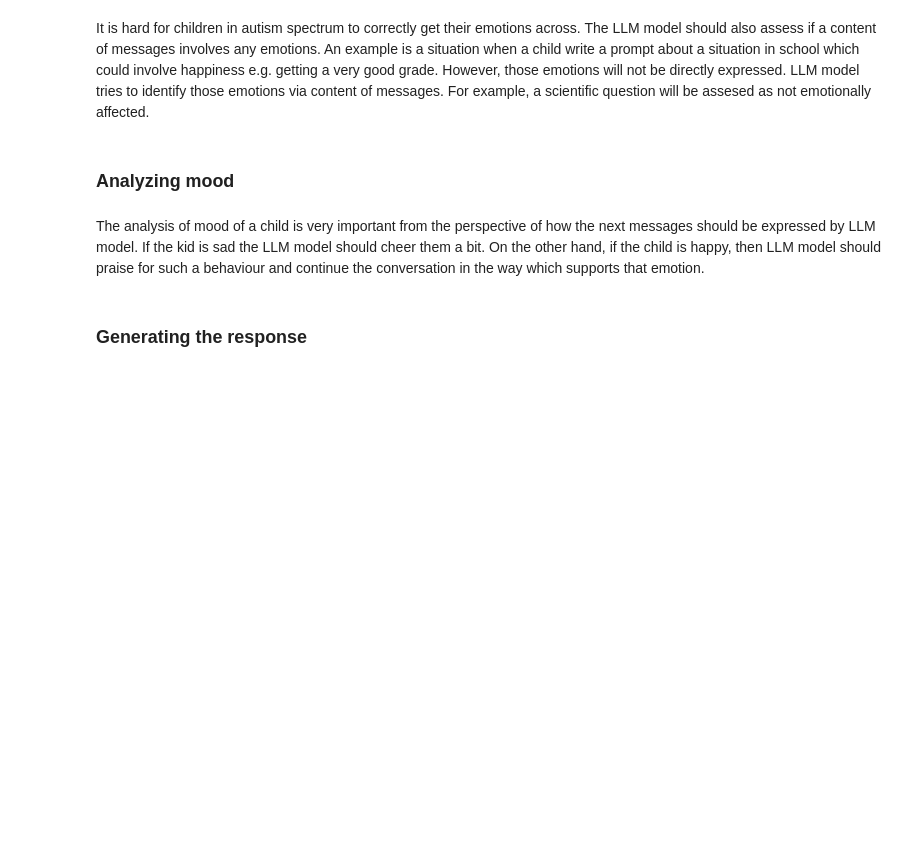
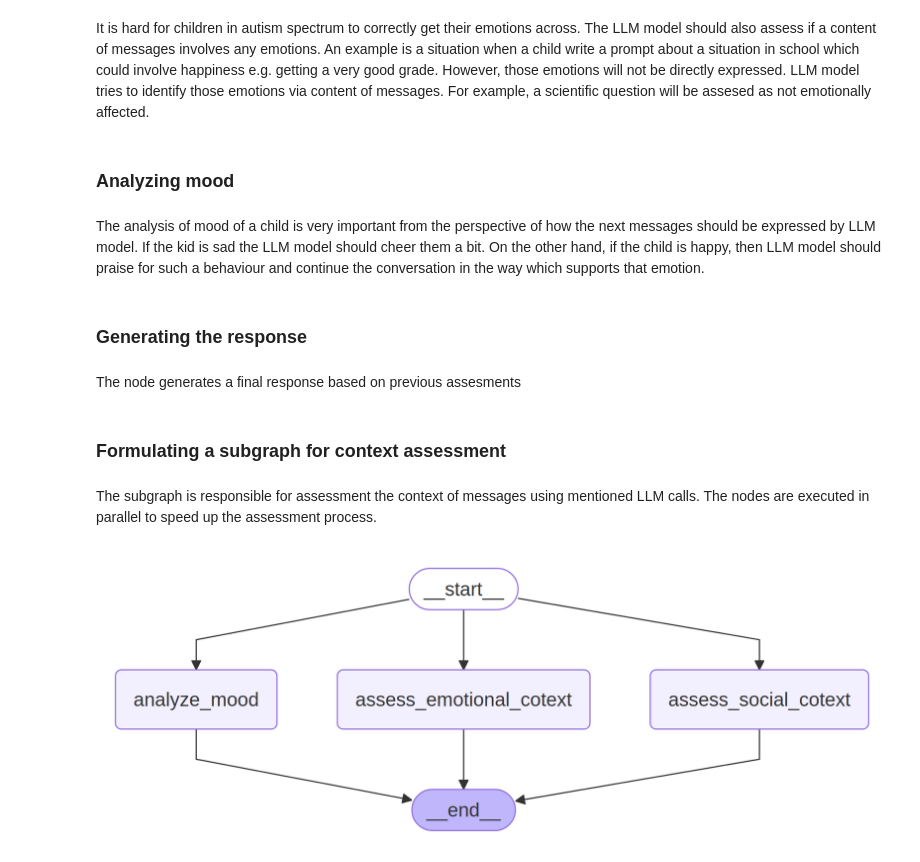
Before and after one commit to rysiekkacperski/neuroadventure_api, a Jupyter notebook: concepts/1. children_chat.ipynb, the cells around one changed output. Cells and saved outputs as stored; diff of their text form; code cells hidden in the pictures; blank space fills up the shorter version.

```diff
--- a/concepts/1. children_chat.ipynb
+++ b/concepts/1. children_chat.ipynb
@@ -181,6 +183,8 @@ def analyze_mood(state: ChildState):
     return {'mood': state.mood}
 # %% [markdown]
 ### Generating the response
+# %% [markdown]
+The node generates a final response based on previous assesments
 # %%
 from helpers.messages import format_messages_for_prompt
 from helpers.formatter import FormatDiagnosis
@@ -245,4 +249,33 @@ def generate_response(state: ChildState):
     # Return the message to be added to the state
     # LangGraph's `add_messages` handles appending this
     return {"messages": [AIMessage(content=response_content)]}
+# %% [markdown]
+### Formulating a subgraph for context assessment
+# %% [markdown]
+The subgraph is responsible for assessment the context of messages using mentioned LLM calls. The nodes are executed in parallel to speed up the assessment process.
+# %%
+import nest_asyncio
+from langchain_core.runnables.graph import MermaidDrawMethod
+
+nest_asyncio.apply() # Required for Jupyter Notebook to run async functions
+
+asssessment_workflow = StateGraph(ChildState)
+
+asssessment_workflow.add_node("assess_social_cotext", assess_social_context)
+asssessment_workflow.add_node("assess_emotional_cotext", assess_emotional_context)
+asssessment_workflow.add_node("analyze_mood", analyze_mood)
+
+asssessment_workflow.add_edge(START, "assess_social_cotext")
+asssessment_workflow.add_edge(START, "assess_emotional_cotext")
+asssessment_workflow.add_edge(START, "analyze_mood")
+asssessment_workflow.add_edge("assess_social_cotext", END)
+asssessment_workflow.add_edge("assess_emotional_cotext", END)
+asssessment_workflow.add_edge("analyze_mood", END)
+
+assesment_graph = asssessment_workflow.compile()
+display(Image(assesment_graph.get_graph().draw_mermaid_png(
+  draw_method=MermaidDrawMethod.PYPPETEER,
+)))
+# %% [output]
+[figure, added]
 # %% [markdown]
```
Also changed, not shown: parts of 11 cells of this notebook, 2 other files.
